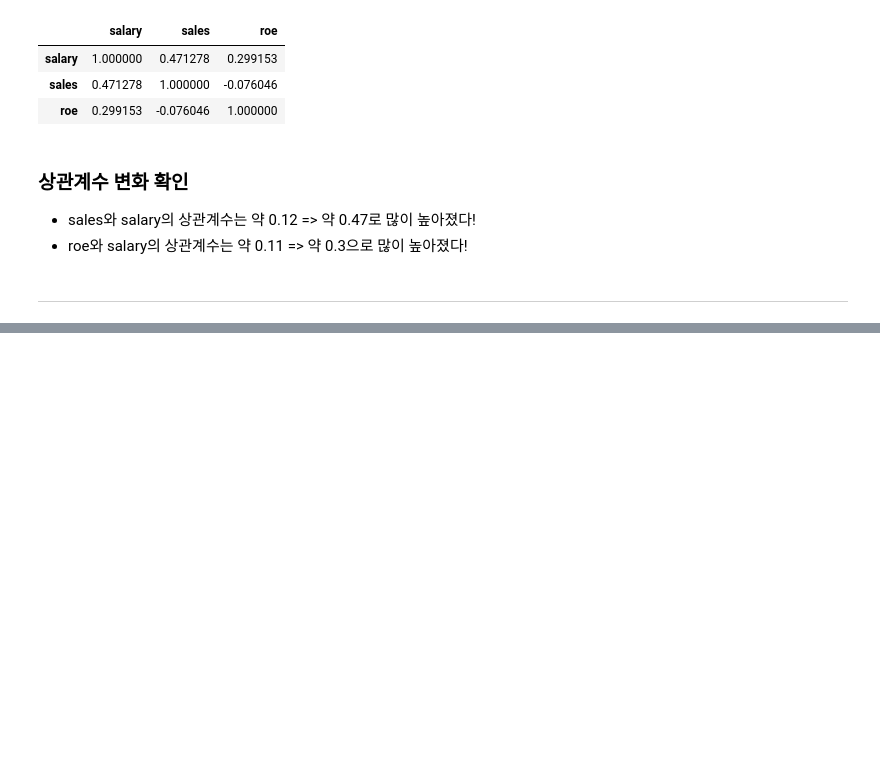
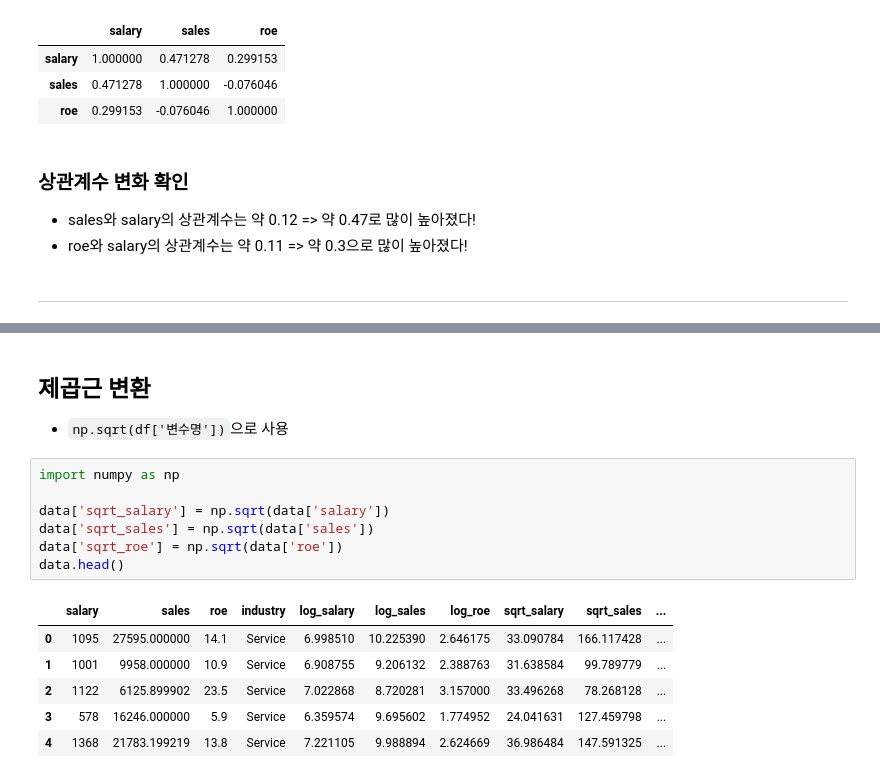
Before and after one commit to sucream/Bigdata-Analysis-Engineer-Note, a Jupyter notebook: 02.DataPreprocessing.ipynb, the cells around one changed output, grey strips where cells are left out. Cells and saved outputs as stored; diff of their text form; blank space fills up the shorter version.

```diff
--- a/02.DataPreprocessing.ipynb
+++ b/02.DataPreprocessing.ipynb
@@ -433,0 +486,17 @@ data_IQR.corr()
+# %% [markdown]
+## 제곱근 변환
+- `np.sqrt(df['변수명'])`으로 사용
+# %%
+import numpy as np
+
+data['sqrt_salary'] = np.sqrt(data['salary'])
+data['sqrt_sales'] = np.sqrt(data['sales'])
+data['sqrt_roe'] = np.sqrt(data['roe'])
+data.head()
+# %% [output]
+|  | salary | sales | roe | industry | log_salary | log_sales | log_roe | sqrt_salary | sqrt_sales | ... |
+| 0 | 1095 | 27595.000000 | 14.1 | Service | 6.998510 | 10.225390 | 2.646175 | 33.090784 | 166.117428 | ... |
+| 1 | 1001 | 9958.000000 | 10.9 | Service | 6.908755 | 9.206132 | 2.388763 | 31.638584 | 99.789779 | ... |
+| 2 | 1122 | 6125.899902 | 23.5 | Service | 7.022868 | 8.720281 | 3.157000 | 33.496268 | 78.268128 | ... |
+| 3 | 578 | 16246.000000 | 5.9 | Service | 6.359574 | 9.695602 | 1.774952 | 24.041631 | 127.459798 | ... |
+| 4 | 1368 | 21783.199219 | 13.8 | Service | 7.221105 | 9.988894 | 2.624669 | 36.986484 | 147.591325 | ... |
```
Also changed, not shown: parts of 31 cells of this notebook.
